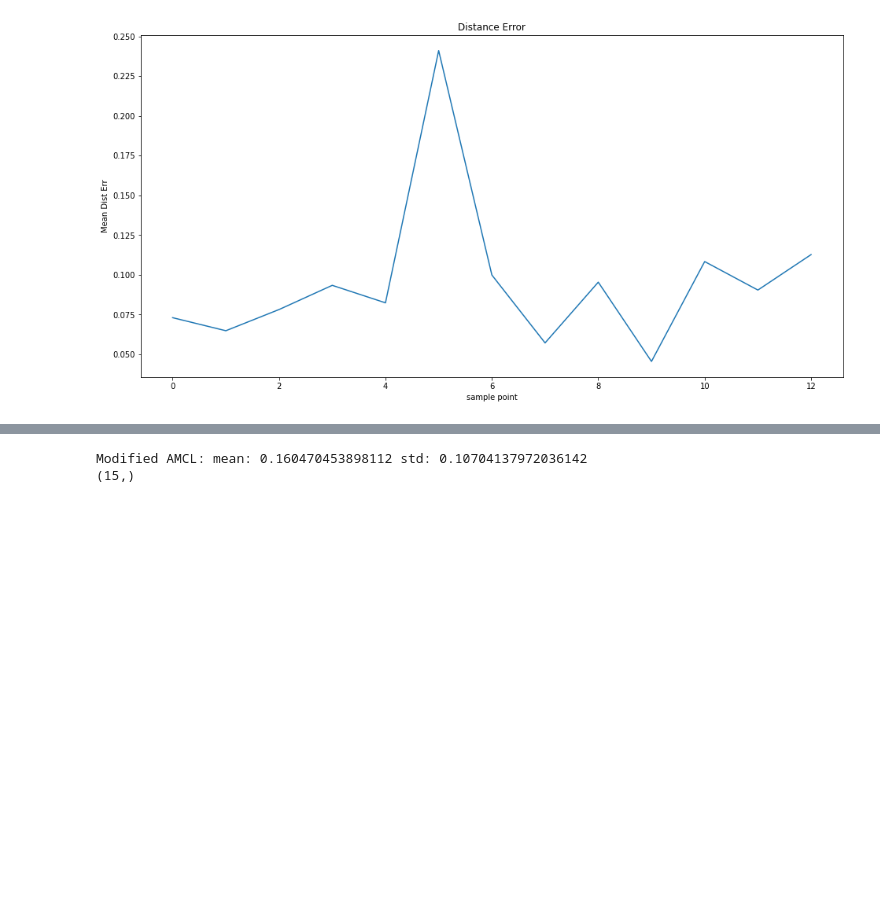
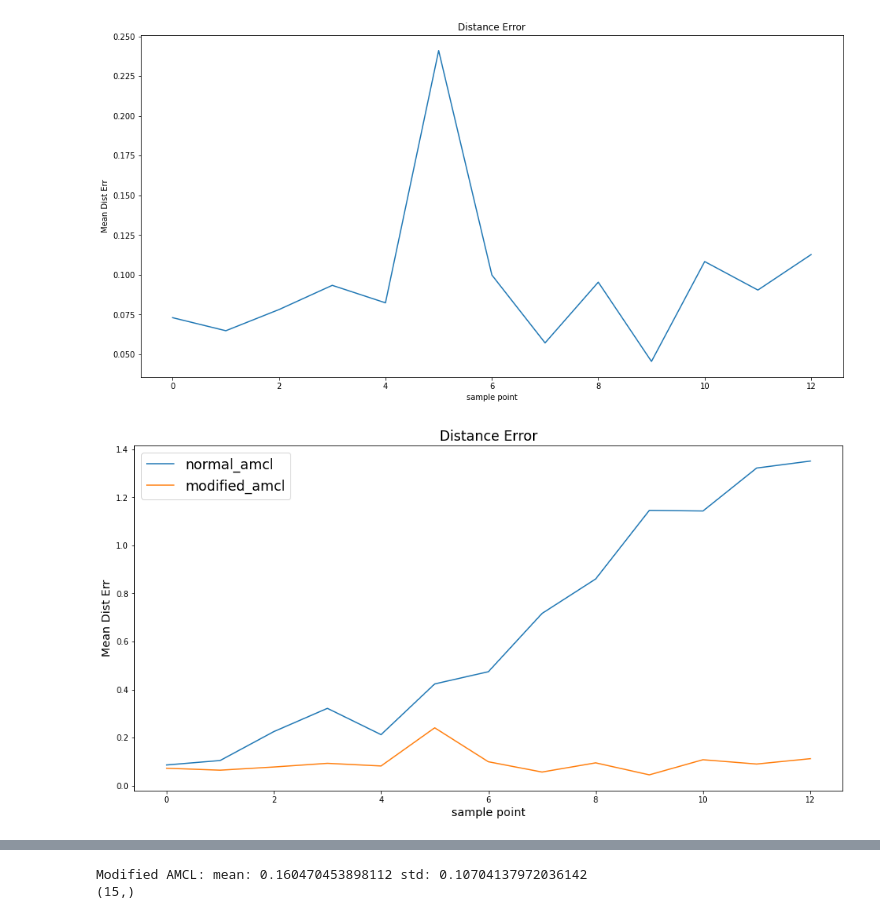
Before and after one commit to ndhuu/fyp_result, a Jupyter notebook: amcl_result_analyse.ipynb, the cells around one changed output, grey strips where cells are left out. Drawn from its saved outputs; the diff is of its cells as text; code cells hidden in the pictures; blank space fills up the shorter version.

```diff
--- a/amcl_result_analyse.ipynb
+++ b/amcl_result_analyse.ipynb
@@ -214,6 +214,17 @@ plt.ylabel('Mean Dist Err')
 plt.show()
 # %% [output]
 [figure]
+# %%
+plt.figure(figsize=(16,8))
+plt.plot(normal_amcl_pd['target_index_unique'], normal_amcl_pd['dist_mean'], label="normal_amcl")
+plt.plot(enhanced_amcl_pd['target_index_unique'], enhanced_amcl_pd['dist_mean'], label="modified_amcl")
+plt.title('Distance Error', fontsize='xx-large')
+plt.xlabel('sample point', fontsize='x-large')
+plt.ylabel('Mean Dist Err', fontsize='x-large')
+plt.legend(fontsize='xx-large')
+plt.show()
+# %% [output]
+[figure, added]
 # %%
 enhanced_amcl_pd['current_x_mean'] = enhanced_amcl_pd.groupby('target_index')['current_x'].mean()
 enhanced_amcl_pd['current_y_mean'] = enhanced_amcl_pd.groupby('target_index')['current_y'].mean()
```
Also changed, not shown: parts of 3 cells of this notebook.
